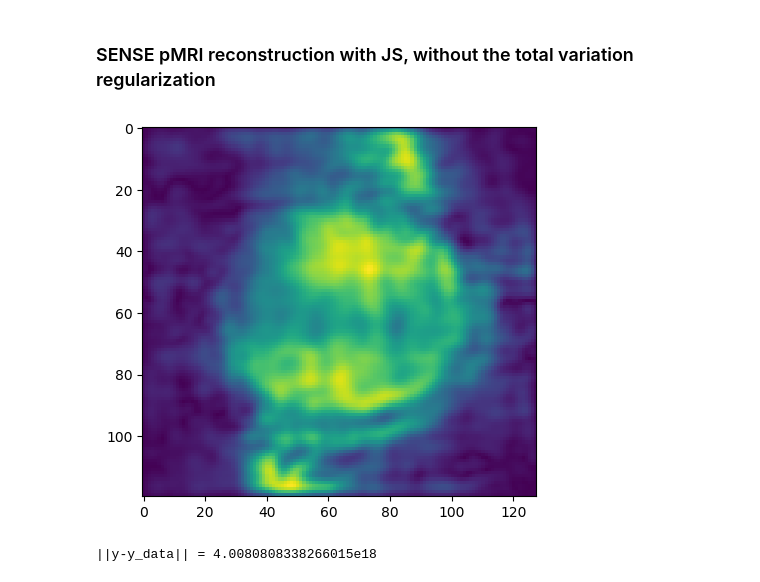
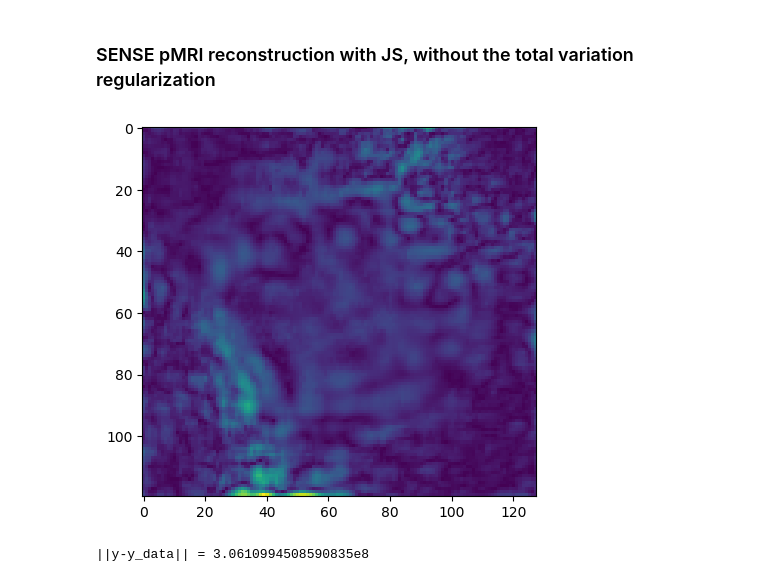
Before and after one commit to claudioverdun/MRI_lectures, a Jupyter notebook: notebooks/JS_with2D_Operators.ipynb, the cells around one changed output. Cells and saved outputs as stored; diff of their text form; code cells hidden in the pictures.

```diff
--- a/notebooks/JS_with2D_Operators.ipynb
+++ b/notebooks/JS_with2D_Operators.ipynb
@@ -85,7 +98,11 @@ function SoS(x)
 end
 
 function Jsoftshrink(x, lambda)
-   return (x./norm(x)) .* max(norm(x) - lambda, 0)
+    n = sqrt.(sum(abs.(x).^2, dims = 3));
+    x = x ./ n;
+    n = n .- lambda;
+    n = max.(n, 0);
+    return x .* n;
 end
 
 function Psi(x)
@@ -175,11 +192,11 @@ end;
 β = 0.1;
 ν = 0.1;
 nInner = 1; # Number of inner Bregman iterations
-nOuter = 100; # Number of outer Bregman iterations
+nOuter = 30; # Number of outer Bregman iterations
 # delta = # Alternatively can define threshold for stopping condition instead of nOuter
 # %%
 # Precompute Lambda
-inv_Lambda = 1 ./(α*P_Omega.^2 .+ (β + v))
+inv_Lambda = 1 ./(α*P_Omega.^2 .+(β + ν))
 # Define Operator inv(Lambda)
 function apply_invLambda(x)
      return inv_Lambda.*x;
@@ -208,18 +225,18 @@ Sx = S.*x;
 # %%
 for nOut = 1:nOuter
     for nIn = 1:nInner
-        x = apply_inv_SHS_SH(ds - bs); # SOS init will get canceled here
         ds = Phi_cH(apply_invLambda(Phi_c(α*F_Omega_cH(y) + β*Psi_cH(dpsi-bpsi) + ν*(S.*x+bs))));
         dpsi = Jsoftshrink(Psi_c(ds) + bpsi, 1/β);
-        bs = bs + Sx - ds;
+        bs = bs + S.*x - ds;
         bpsi = bpsi + Psi_c(ds) - dpsi;
+        x = apply_inv_SHS_SH(ds - bs); # SOS init will get canceled here
     end
     y = y + y_data - F_Omega_c(S.*x);
 end
 
 print("||y-y_data|| = ",norm(y-y_data))
 
 PyPlot.imshow(SoS(x)[:,:,1]);
 # %% [output]
-[figure, old version]
+[figure, new version]
-||y-y_data|| = 4.0080808338266015e18
+||y-y_data|| = 3.0610994508590835e8
```
Also changed, not shown: parts of 3 cells of this notebook, 1 other file.
